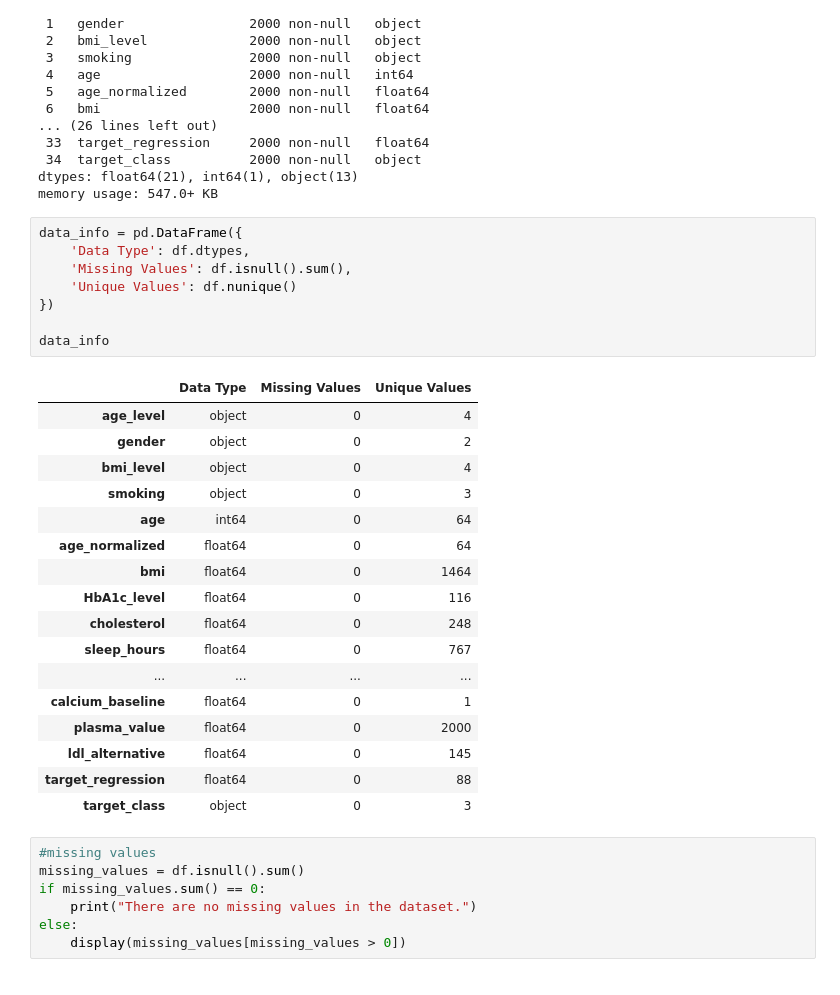
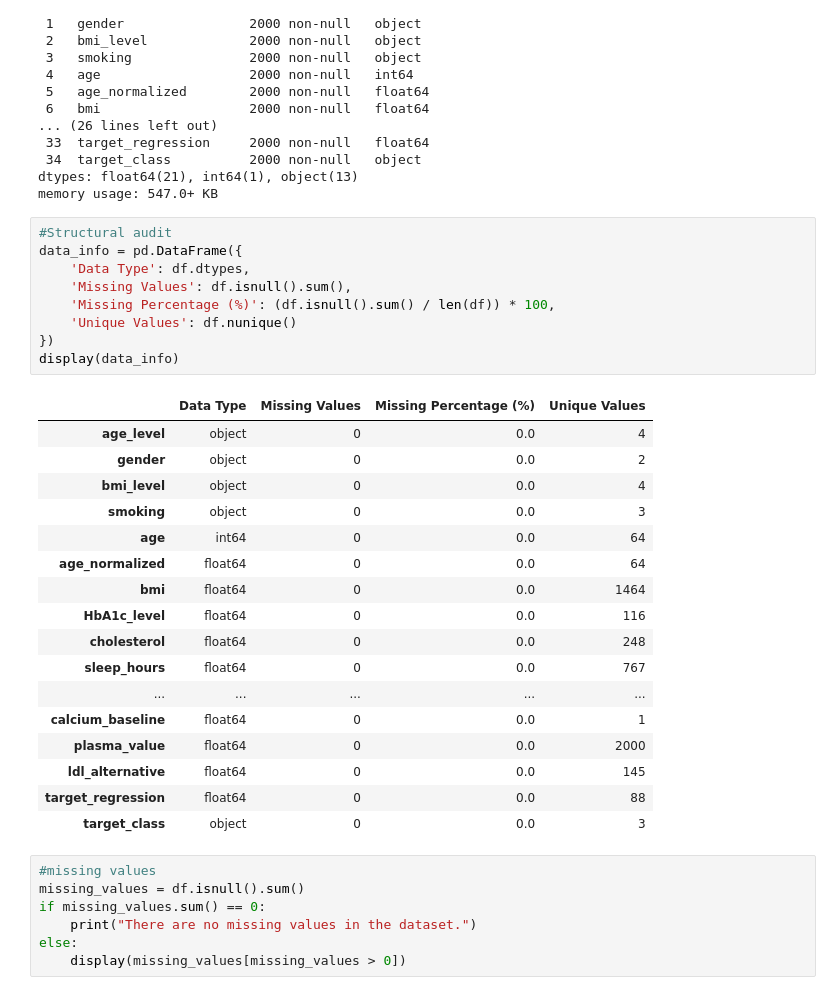
Before and after one commit to nwaryszak/APRAU, a Jupyter notebook: APRAU_Step1n.ipynb, the cells around one changed output. Cells and saved outputs as stored; diff of their text form.

```diff
--- a/APRAU_Step1n.ipynb
+++ b/APRAU_Step1n.ipynb
@@ -47,31 +55,32 @@ Data columns (total 35 columns):
 dtypes: float64(21), int64(1), object(13)
 memory usage: 547.0+ KB
 # %%
+#Structural audit
 data_info = pd.DataFrame({
     'Data Type': df.dtypes,
     'Missing Values': df.isnull().sum(),
+    'Missing Percentage (%)': (df.isnull().sum() / len(df)) * 100,
     'Unique Values': df.nunique()
 })
-
-data_info
+display(data_info)
 # %% [output]
-|  | Data Type | Missing Values | Unique Values |
-| age_level | object | 0 | 4 |
-| gender | object | 0 | 2 |
-| bmi_level | object | 0 | 4 |
-| smoking | object | 0 | 3 |
-| age | int64 | 0 | 64 |
-| age_normalized | float64 | 0 | 64 |
-| bmi | float64 | 0 | 1464 |
-| HbA1c_level | float64 | 0 | 116 |
-| cholesterol | float64 | 0 | 248 |
-| sleep_hours | float64 | 0 | 767 |
-| ... | ... | ... | ... |
-| calcium_baseline | float64 | 0 | 1 |
-| plasma_value | float64 | 0 | 2000 |
-| ldl_alternative | float64 | 0 | 145 |
-| target_regression | float64 | 0 | 88 |
-| target_class | object | 0 | 3 |
+|  | Data Type | Missing Values | Missing Percentage (%) | Unique Values |
+| age_level | object | 0 | 0.0 | 4 |
+| gender | object | 0 | 0.0 | 2 |
+| bmi_level | object | 0 | 0.0 | 4 |
+| smoking | object | 0 | 0.0 | 3 |
+| age | int64 | 0 | 0.0 | 64 |
+| age_normalized | float64 | 0 | 0.0 | 64 |
+| bmi | float64 | 0 | 0.0 | 1464 |
+| HbA1c_level | float64 | 0 | 0.0 | 116 |
+| cholesterol | float64 | 0 | 0.0 | 248 |
+| sleep_hours | float64 | 0 | 0.0 | 767 |
+| ... | ... | ... | ... | ... |
+| calcium_baseline | float64 | 0 | 0.0 | 1 |
+| plasma_value | float64 | 0 | 0.0 | 2000 |
+| ldl_alternative | float64 | 0 | 0.0 | 145 |
+| target_regression | float64 | 0 | 0.0 | 88 |
+| target_class | object | 0 | 0.0 | 3 |
 # %%
 #missing values
 missing_values = df.isnull().sum()
```
Also changed, not shown: parts of 40 cells of this notebook.
